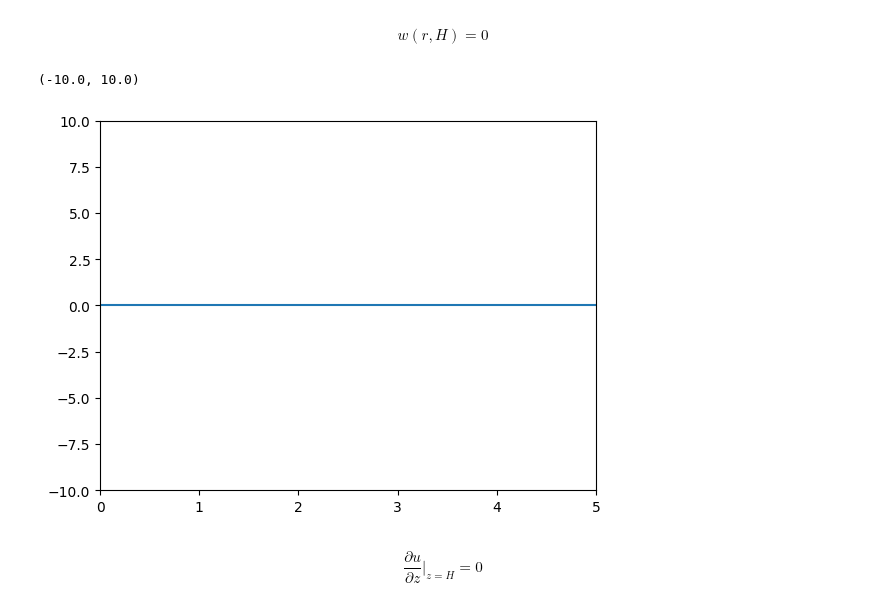
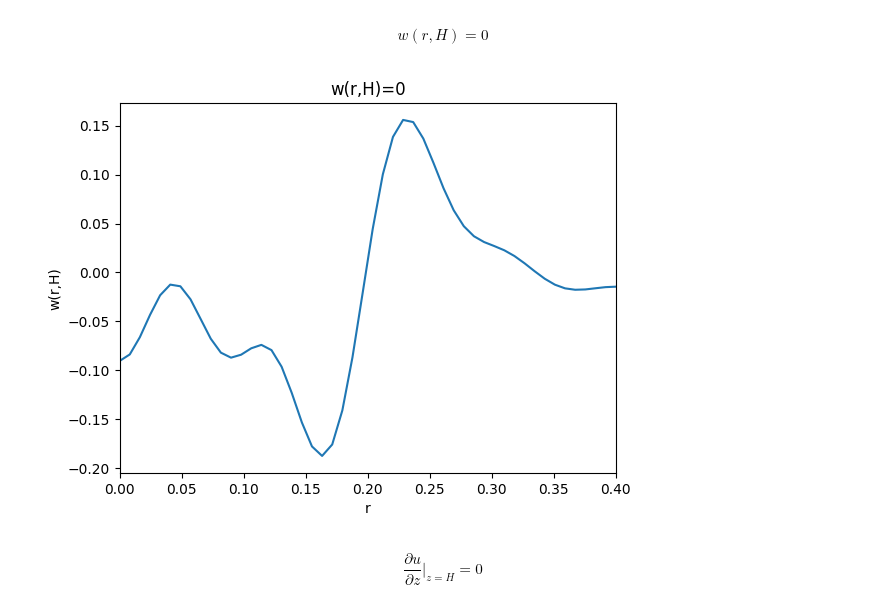
Before and after one commit to vvshich/diploma, a Jupyter notebook: analys.ipynb, the cells around one changed output. Cells and saved outputs as stored; diff of their text form; code cells hidden in the pictures.

```diff
--- a/analys.ipynb
+++ b/analys.ipynb
@@ -250,11 +250,8 @@ plt.ylim(-10, 10)
 # %% [markdown]
 $$w(r, H)=0$$
-# %%
-plt.plot(r, w(r, H, max_k, max_n))
-plt.xlim(0, R)
-plt.ylim(-10, 10)
-# %% [output]
-(-10.0, 10.0)
-[figure, removed]
+# %%
+plot2d(r, w(r, H, max_k, max_n), R, "r", "w(r,H)", "w(r,H)=0")
+# %% [output]
+[figure, added]
 # %% [markdown]
 $$\frac{\partial u}{\partial z}|_{z=H}=0$$
```
Also changed, not shown: parts of 42 cells of this notebook.
